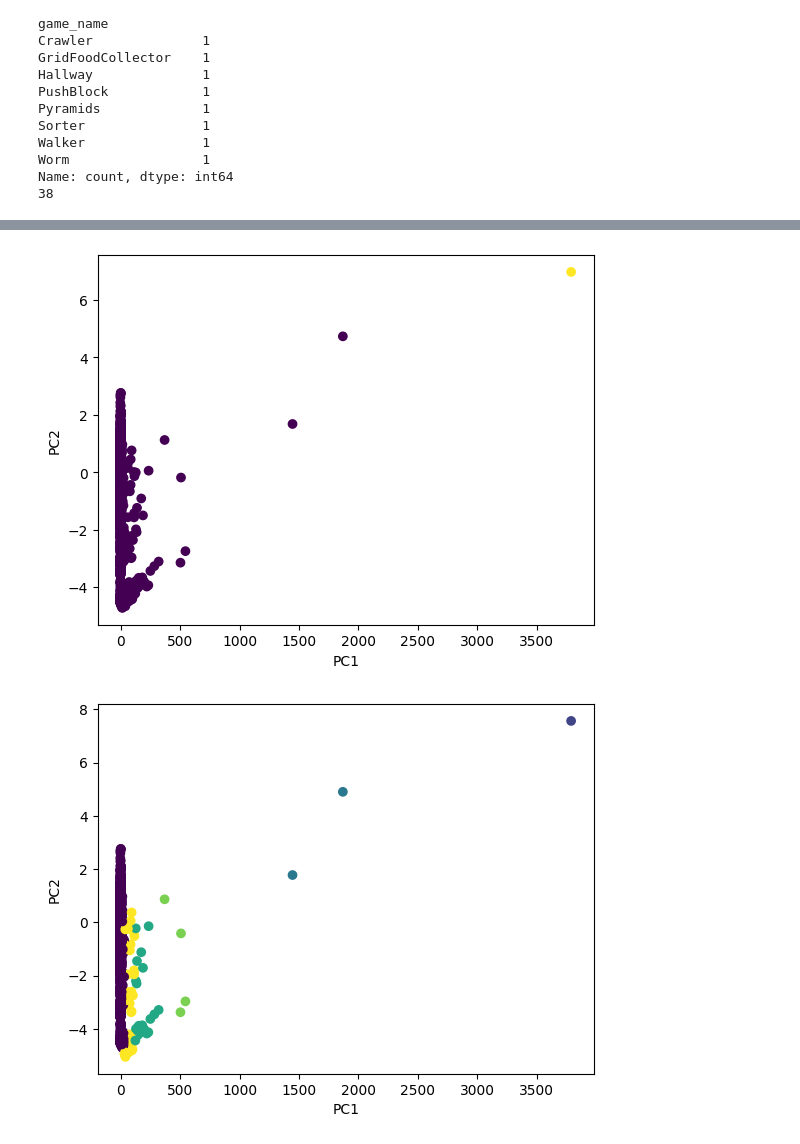
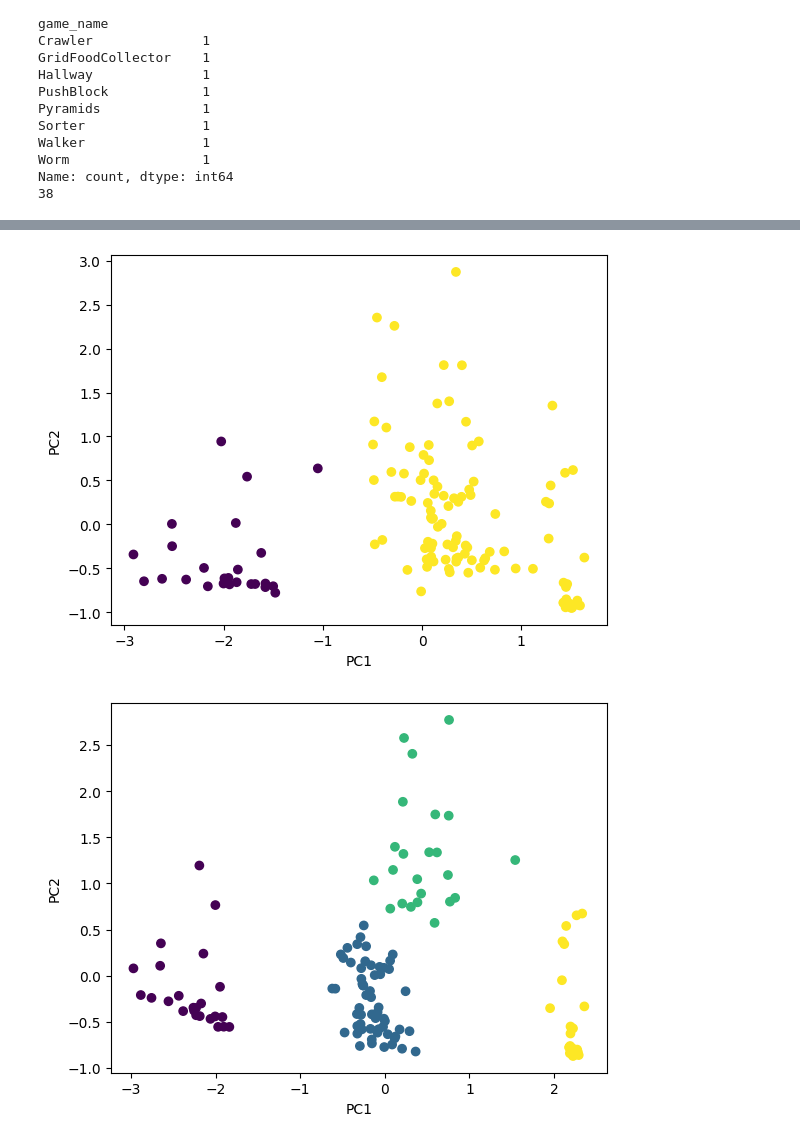
Before and after one commit to Ninjagoat73/project2-1_group15, a Jupyter notebook: data-analysis/RQ5/kmeans.ipynb, the cells around one changed output, grey strips where cells are left out. Saved outputs shown, nothing was run; the diff lists cells and outputs as text; code cells hidden in the pictures.

```diff
--- a/data-analysis/RQ5/kmeans.ipynb
+++ b/data-analysis/RQ5/kmeans.ipynb
@@ -155,7 +168,10 @@ import matplotlib.pyplot as plt
 
 def get_scaled_df_and_np(X_sanitized : pd.DataFrame) -> tuple[pd.DataFrame, np.ndarray]:
     scaler = RobustScaler()
-    X_scaled_as_array = scaler.fit_transform(X_sanitized)
+    X_log = X_sanitized.copy()
+    X_log["time_per_1000_steps_sec"] = np.log1p(X_log["time_per_1000_steps_sec"])
+    X_log["mean_ram_used_mb"] = np.log1p(X_log["mean_ram_used_mb"])
+    X_scaled_as_array = scaler.fit_transform(X_log)
     X_scaled = pd.DataFrame(
         X_scaled_as_array,
         columns=X_sanitized.columns,
@@ -169,7 +185,7 @@ def cluster(X_scaled_as_array : np.ndarray, n_init = "auto", n_clusters = 5) ->
     return clusters, clf
 
 def cluster_and_show(n_init = "auto", n_clusters = 5) -> None:
-    X_sanitized, df_sanitized = get_sanitized_features_and_org_df(df)
+    X_sanitized, df_sanitized = get_sanitized_and_subsampled_features_and_org_df(df)
     X_scaled, X_scaled_as_array = get_scaled_df_and_np(X_sanitized)
     X_scaled.describe()
 
@@ -182,6 +198,25 @@ def cluster_and_show(n_init = "auto", n_clusters = 5) -> None:
     plt.xlabel("PC1")
     plt.ylabel("PC2")
     plt.show()
+
+def show_clustered(X_scaled) -> None:
+    pca = PCA(n_components=2)
+    X_pca = pca.fit_transform(X_scaled)
+
+    clusters = X_scaled["cluster"].unique()
+
+    for cluster in clusters:
+        mask = X_scaled["cluster"] == cluster
+        plt.scatter(
+            X_pca[mask, 0],
+            X_pca[mask, 1],
+            label=f"Cluster {cluster}"
+        )
+
+    plt.xlabel("PC1")
+    plt.ylabel("PC2")
+    plt.legend(title="Clusters")
+    plt.show()
 # %%
 cluster_and_show(n_init="auto")
 cluster_and_show(n_init=10)
@@ -362,7 +403,7 @@ print(results)
 # %%
 cluster_and_show(n_clusters=2)
-cluster_and_show(n_clusters=6)
+cluster_and_show(n_clusters=4)
 # %% [output]
-[figure, old version]
+[figure, new version]
-[figure, old version]
+[figure, new version]
 # %%
```
Also changed, not shown: parts of 23 cells of this notebook.
